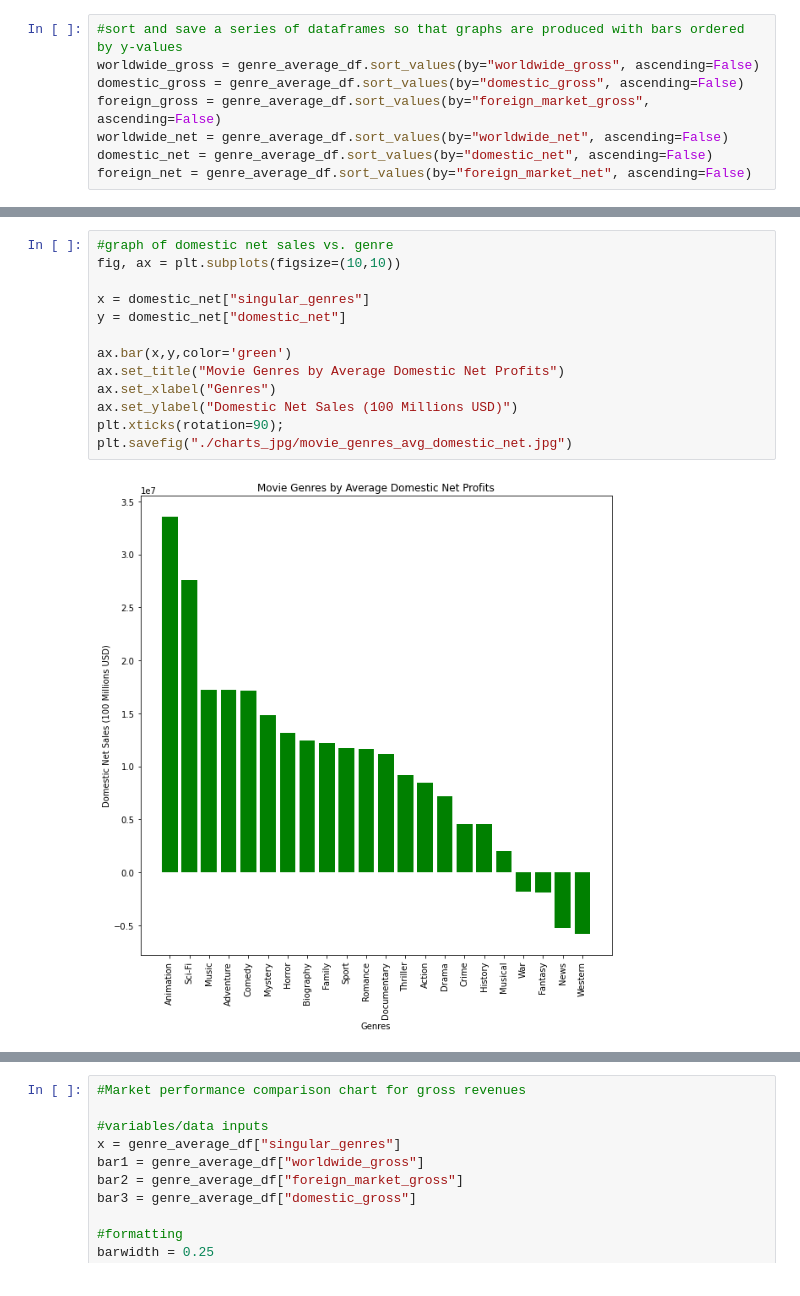
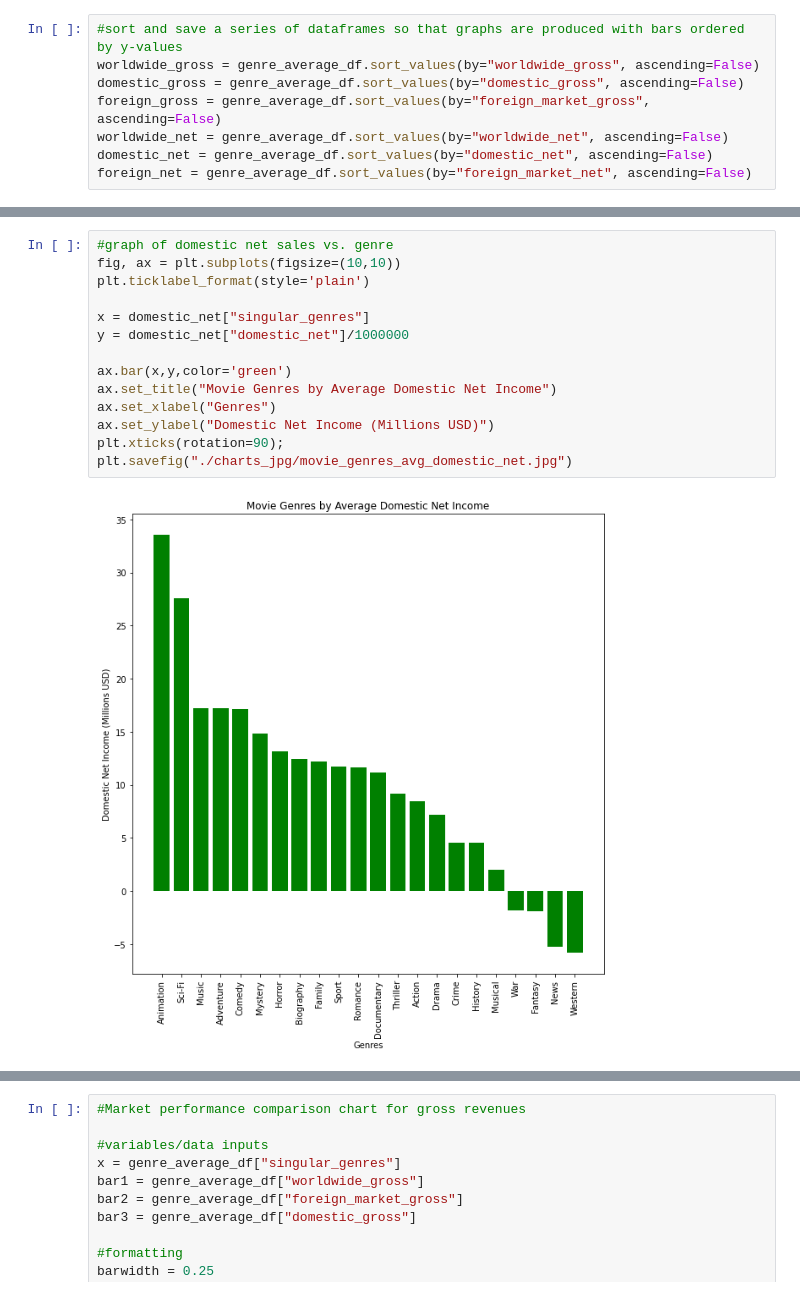
Before and after one commit to anita-camlic/Movie_Studio_Analysis, a Jupyter notebook: Movie Studio Analysis.ipynb, the cells around one changed output, grey strips where cells are left out. Cells and saved outputs as stored; diff of their text form.

```diff
--- a/Movie Studio Analysis.ipynb
+++ b/Movie Studio Analysis.ipynb
@@ -672,18 +691,19 @@ plt.savefig("./charts_jpg/movie_genres_avg_domestic_gross.jpg")
 # %%
 #graph of domestic net sales vs. genre
 fig, ax = plt.subplots(figsize=(10,10))
+plt.ticklabel_format(style='plain')
 
 x = domestic_net["singular_genres"]
-y = domestic_net["domestic_net"]
+y = domestic_net["domestic_net"]/1000000
 
 ax.bar(x,y,color='green')
-ax.set_title("Movie Genres by Average Domestic Net Profits")
+ax.set_title("Movie Genres by Average Domestic Net Income")
 ax.set_xlabel("Genres")
-ax.set_ylabel("Domestic Net Sales (100 Millions USD)")
+ax.set_ylabel("Domestic Net Income (Millions USD)")
 plt.xticks(rotation=90);
 plt.savefig("./charts_jpg/movie_genres_avg_domestic_net.jpg")
 # %% [output]
-[figure, old version]
+[figure, new version]
 # %%
 #graph of foreign gross sales vs. genre
 fig, ax = plt.subplots(figsize=(10,10))
```
Also changed, not shown: parts of 41 cells of this notebook, 7 other files.
